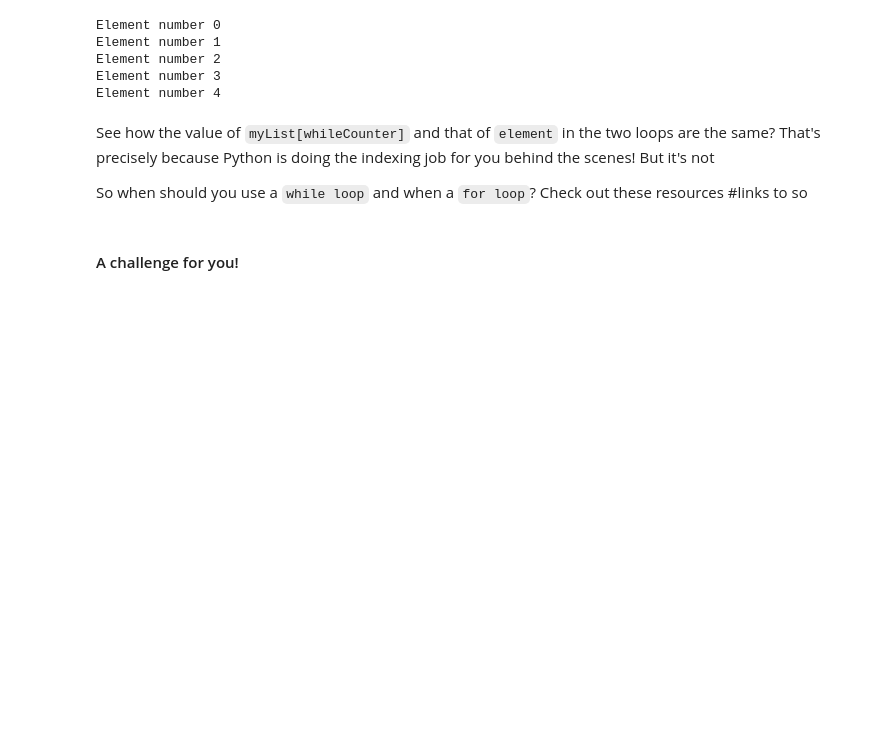
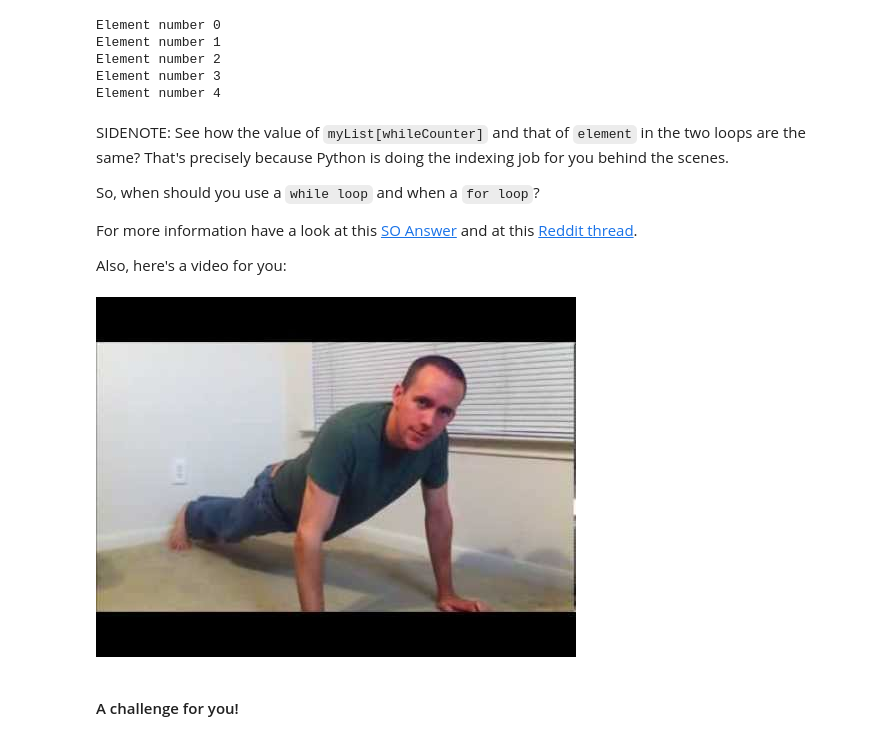
Before and after one commit to kingsgeocomp/code-camp, a Jupyter notebook: notebook-6.ipynb, the cells around one changed output. Cells and saved outputs as stored; diff of their text form; code cells hidden in the pictures; blank space fills up the shorter version.

```diff
--- a/notebook-6.ipynb
+++ b/notebook-6.ipynb
@@ -319,10 +283,20 @@ Element number 2
 Element number 3
 Element number 4
 # %% [markdown]
-See how the value of `myList[whileCounter]` and that of `element` in the two loops are the same? That's precisely because Python is doing the indexing job for you behind the scenes! But it's not
+SIDENOTE: See how the value of `myList[whileCounter]` and that of `element` in the two loops are the same? That's precisely because Python is doing the indexing job for you behind the scenes.
 
-So when should you use a `while loop` and when a `for loop`? Check out these resources
-#links to so
+So, when should you use a `while loop` and when a `for loop`?
+
+For more information have a look at this [SO Answer](http://stackoverflow.com/questions/920645/when-to-use-while-or-the-for-in-python) and at this [Reddit thread](https://www.reddit.com/r/learnprogramming/comments/3bqzpf/python_for_loops_vs_while_loops/).
+
+Also, here's a video for you:
+# %%
+from IPython.display import YouTubeVideo
+# Differences Between For & While Loops (in Python)
+# Video credit: Barron Stone.
+YouTubeVideo('9AJ0uoxtdCQ')
+# %% [output]
+[figure, added]
 # %% [markdown]
 #### A challenge for you!
 # %%
```
Also changed, not shown: parts of 22 cells of this notebook.
